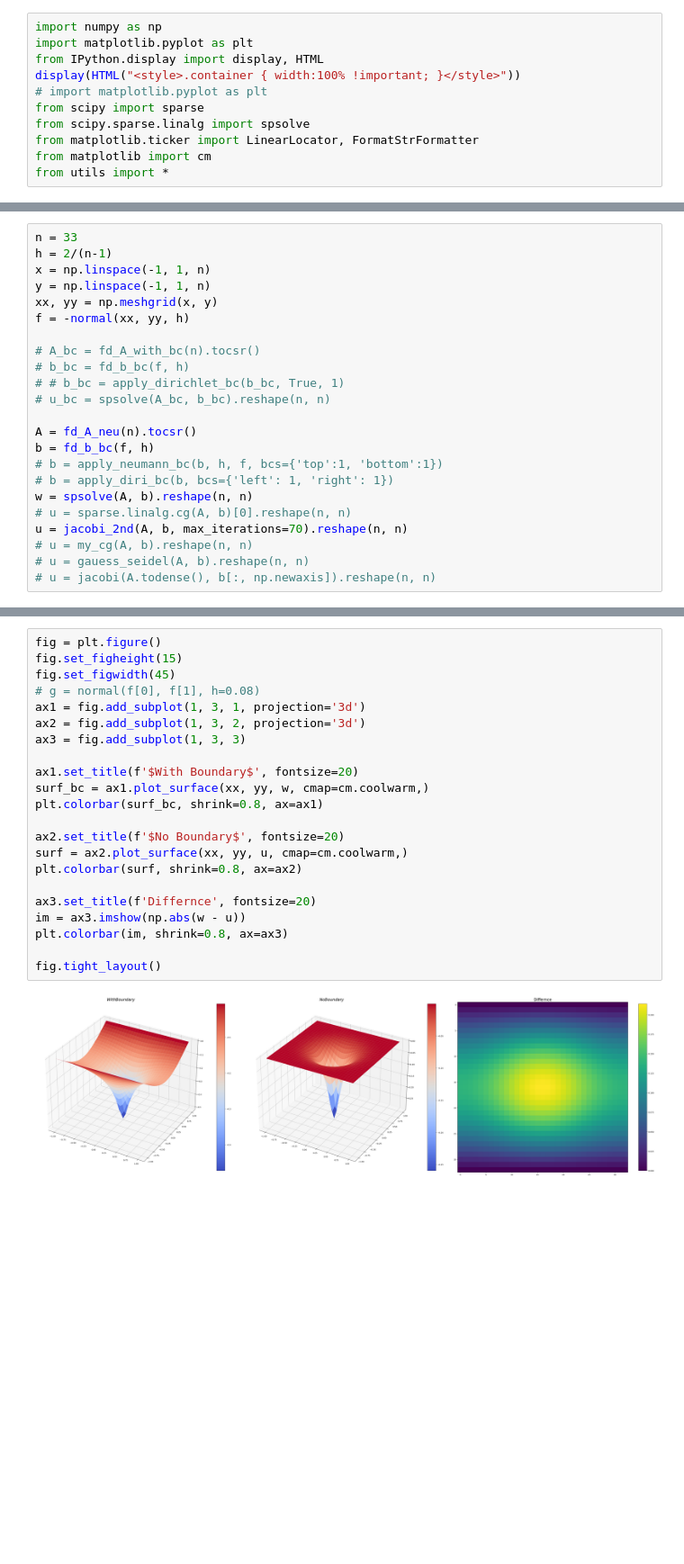
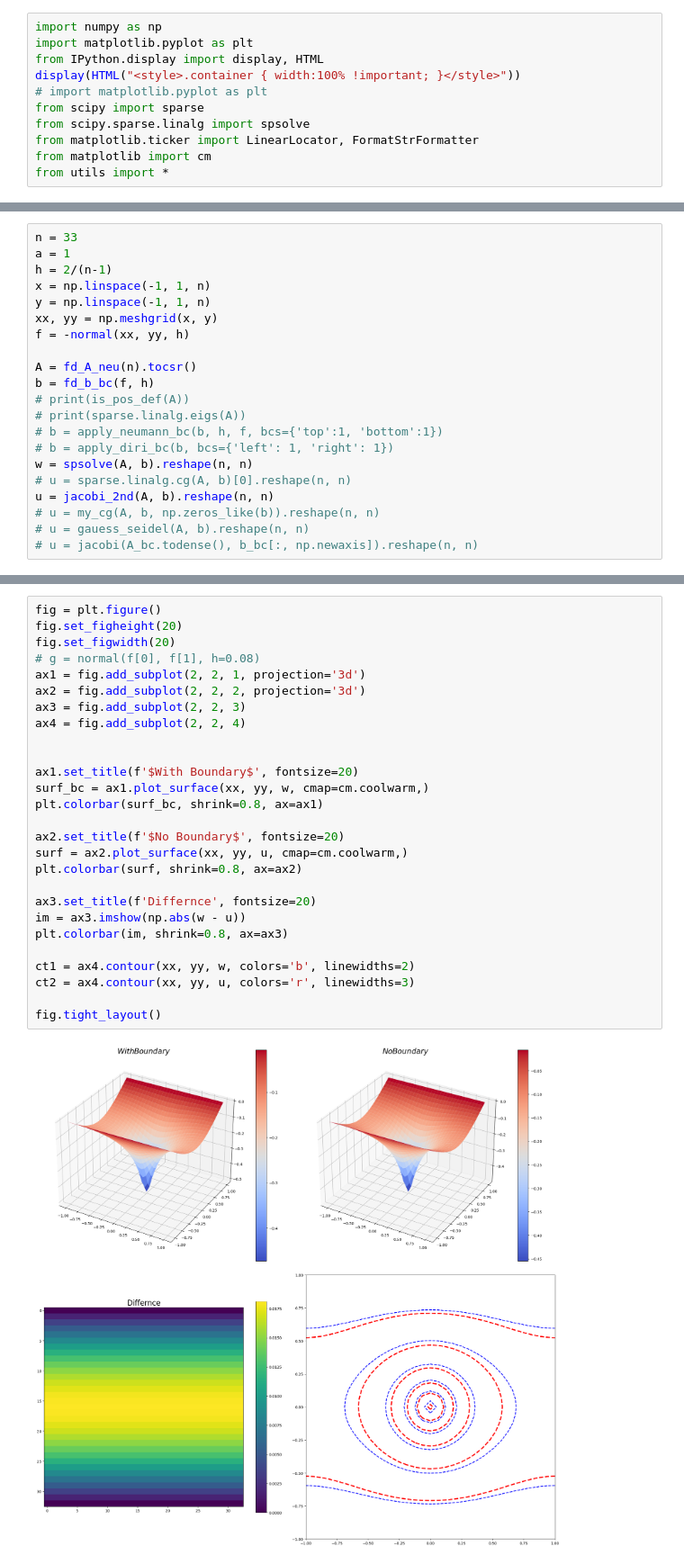
Before and after one commit to dljjqy/LA-Net, a Jupyter notebook: tradition.ipynb, the cells around one changed output, grey strips where cells are left out. Shown at 90% size. Cells and saved outputs as stored; diff of their text form; blank space fills up the shorter version.

```diff
--- a/tradition.ipynb
+++ b/tradition.ipynb
@@ -136,23 +76,21 @@ def apply_diri_bc(b, bcs={'top': 0, 'bottom': 0}):
 # %%
 n = 33
+a = 1
 h = 2/(n-1)
 x = np.linspace(-1, 1, n)
 y = np.linspace(-1, 1, n)
 xx, yy = np.meshgrid(x, y)
 f = -normal(xx, yy, h)
 
-# A_bc = fd_A_with_bc(n).tocsr()
-# b_bc = fd_b_bc(f, h)
-# # b_bc = apply_dirichlet_bc(b_bc, True, 1)
-# u_bc = spsolve(A_bc, b_bc).reshape(n, n)
-
 A = fd_A_neu(n).tocsr()
 b = fd_b_bc(f, h)
+# print(is_pos_def(A))
+# print(sparse.linalg.eigs(A))
 # b = apply_neumann_bc(b, h, f, bcs={'top':1, 'bottom':1})
 # b = apply_diri_bc(b, bcs={'left': 1, 'right': 1})
 w = spsolve(A, b).reshape(n, n)
 # u = sparse.linalg.cg(A, b)[0].reshape(n, n)
-u = jacobi_2nd(A, b, max_iterations=70).reshape(n, n)
-# u = my_cg(A, b).reshape(n, n)
+u = jacobi_2nd(A, b).reshape(n, n)
+# u = my_cg(A, b, np.zeros_like(b)).reshape(n, n)
 # u = gauess_seidel(A, b).reshape(n, n)
-# u = jacobi(A.todense(), b[:, np.newaxis]).reshape(n, n)
+# u = jacobi(A_bc.todense(), b_bc[:, np.newaxis]).reshape(n, n)
@@ -159,24 +115,29 @@ u = jacobi_2nd(A, b, max_iterations=70).reshape(n, n)
 # %%
 fig = plt.figure()
-fig.set_figheight(15)
-fig.set_figwidth(45)
+fig.set_figheight(20)
+fig.set_figwidth(20)
 # g = normal(f[0], f[1], h=0.08)
-ax1 = fig.add_subplot(1, 3, 1, projection='3d')
-ax2 = fig.add_subplot(1, 3, 2, projection='3d')
-ax3 = fig.add_subplot(1, 3, 3)
+ax1 = fig.add_subplot(2, 2, 1, projection='3d')
+ax2 = fig.add_subplot(2, 2, 2, projection='3d')
+ax3 = fig.add_subplot(2, 2, 3)
+ax4 = fig.add_subplot(2, 2, 4)
+
 
 ax1.set_title(f'$With Boundary$', fontsize=20)
 surf_bc = ax1.plot_surface(xx, yy, w, cmap=cm.coolwarm,)
 plt.colorbar(surf_bc, shrink=0.8, ax=ax1)
 
 ax2.set_title(f'$No Boundary$', fontsize=20)
 surf = ax2.plot_surface(xx, yy, u, cmap=cm.coolwarm,)
 plt.colorbar(surf, shrink=0.8, ax=ax2)
 
 ax3.set_title(f'Differnce', fontsize=20)
 im = ax3.imshow(np.abs(w - u))
 plt.colorbar(im, shrink=0.8, ax=ax3)
 
+ct1 = ax4.contour(xx, yy, w, colors='b', linewidths=2)
+ct2 = ax4.contour(xx, yy, u, colors='r', linewidths=3)
+
 fig.tight_layout()
 # %% [output]
-[figure, old version]
+[figure, new version]
```
Also changed, not shown: parts of 10 cells of this notebook, 1 other file.
